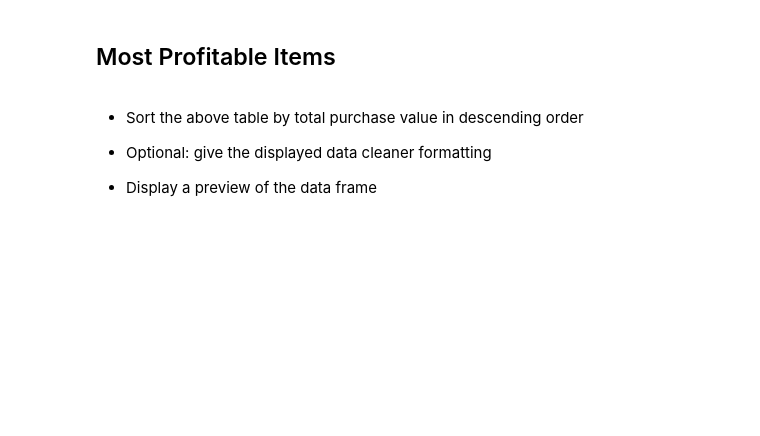
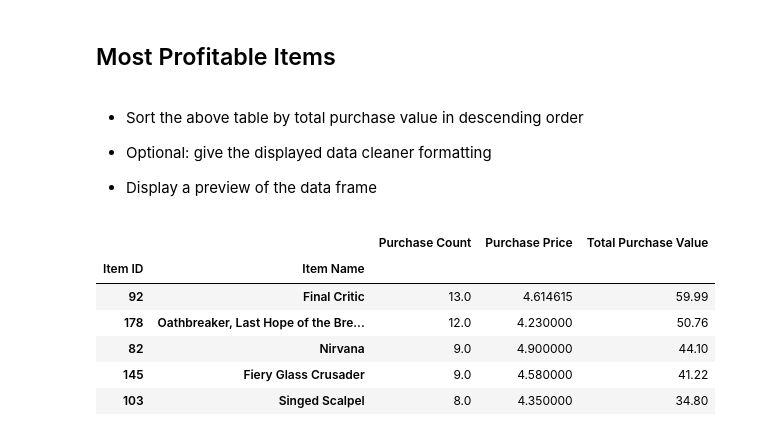
Before and after one commit to mmarange/pandas-challenge, a Jupyter notebook: 02-Case-Assignment/HeroesOfPymoli/HeroesOfPymoli_starter_submitted.ipynb, the cells around one changed output. Saved outputs shown, nothing was run; the diff lists cells and outputs as text; code cells hidden in the pictures; blank space fills up the shorter version.

```diff
--- a/02-Case-Assignment/HeroesOfPymoli/HeroesOfPymoli_starter_submitted.ipynb
+++ b/02-Case-Assignment/HeroesOfPymoli/HeroesOfPymoli_starter_submitted.ipynb
@@ -324,3 +356,14 @@ Name: SN, dtype: int64
 
 
 * Display a preview of the data frame
+# %%
+most_profitable_df = pd.DataFrame({"Purchase Count":ID_purchase_count , "Purchase Price": ID_purchase_average, "Total Purchase Value":ID_purchase_total}).sort_values('Total Purchase Value', ascending=False)
+most_profitable_df.head()
+# %% [output]
+|  |  | Purchase Count | Purchase Price | Total Purchase Value |
+| Item ID | Item Name |  |  |  |
+| 92 | Final Critic | 13.0 | 4.614615 | 59.99 |
+| 178 | Oathbreaker, Last Hope of the Bre... | 12.0 | 4.230000 | 50.76 |
+| 82 | Nirvana | 9.0 | 4.900000 | 44.10 |
+| 145 | Fiery Glass Crusader | 9.0 | 4.580000 | 41.22 |
+| 103 | Singed Scalpel | 8.0 | 4.350000 | 34.80 |
```
Also changed, not shown: parts of 8 cells of this notebook.
